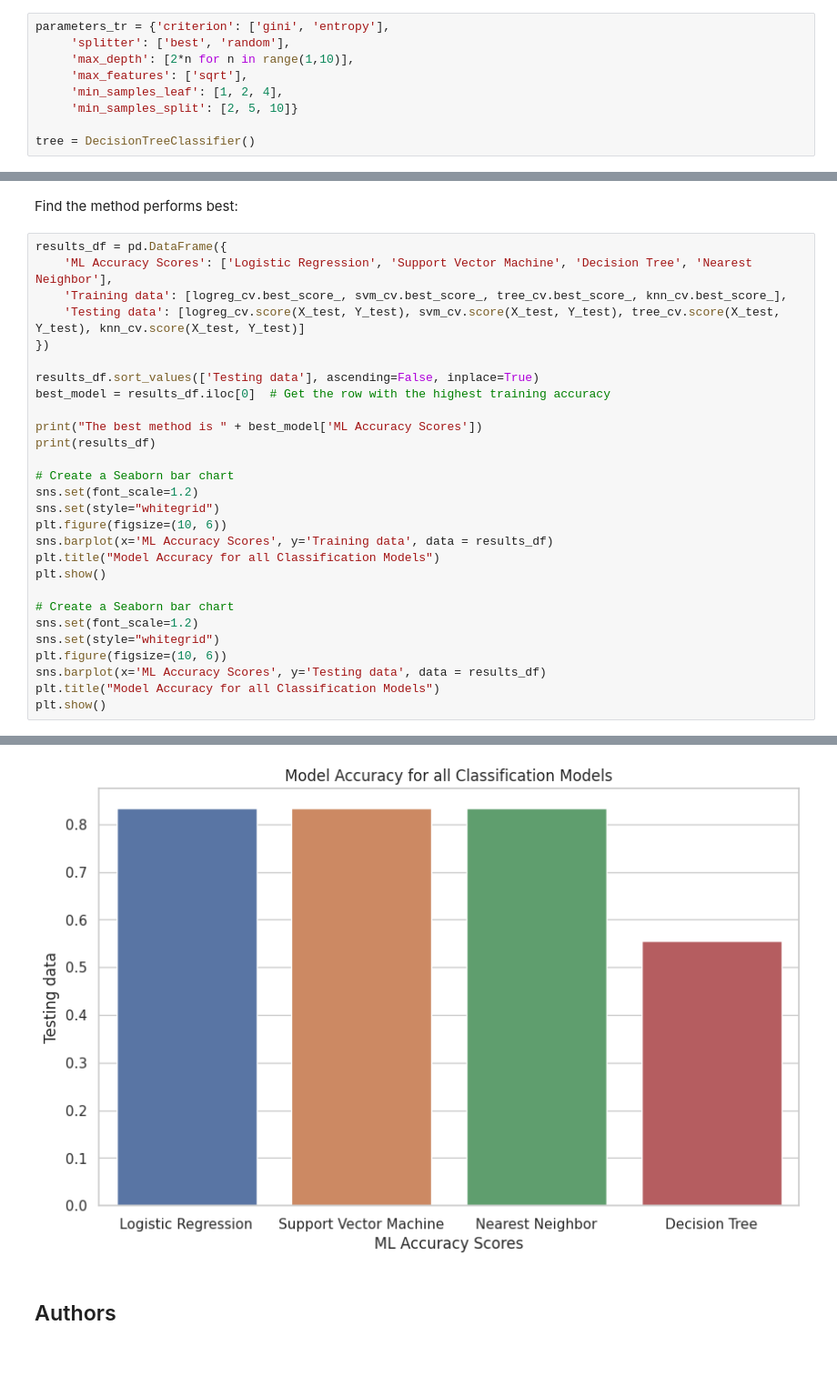
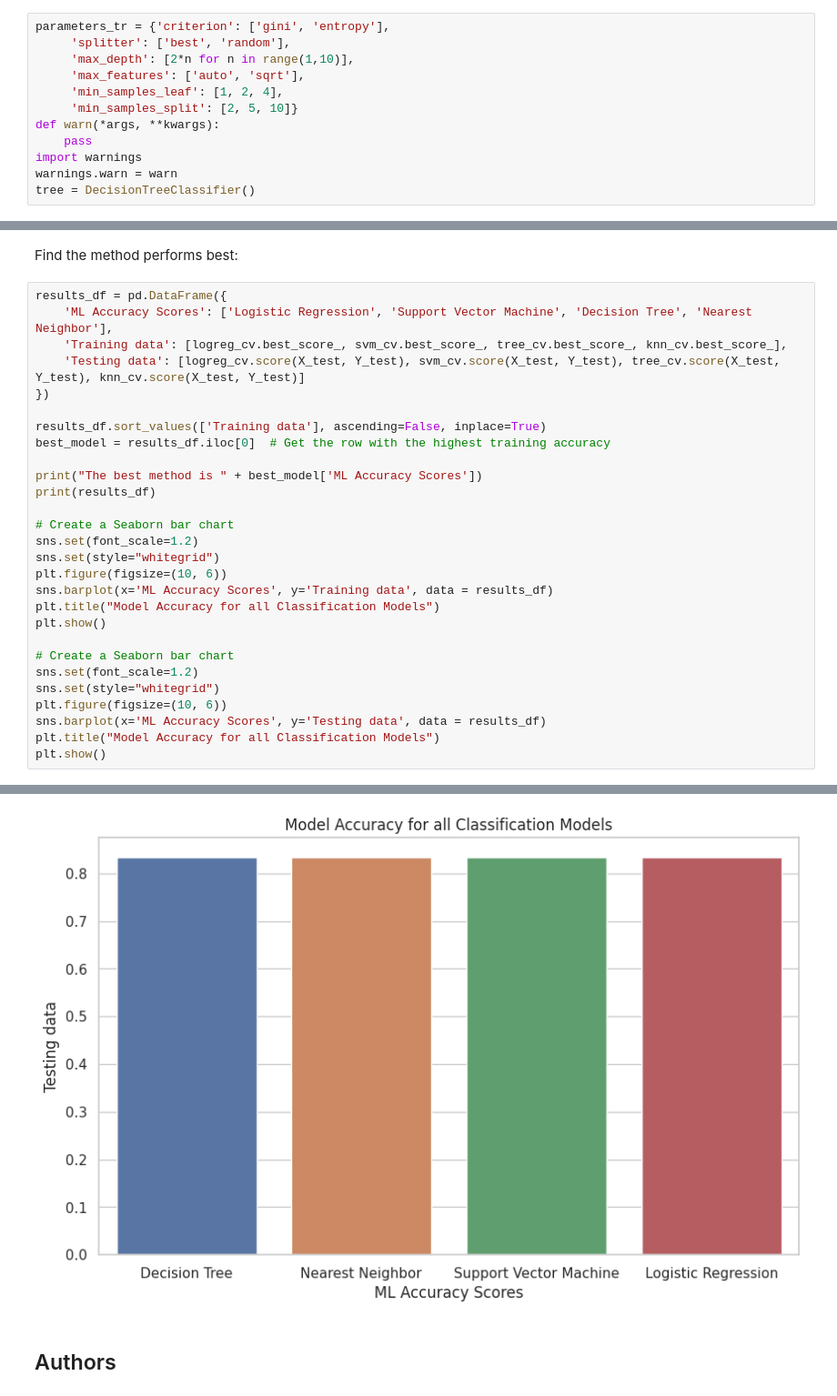
Before and after one commit to charlberg/SpaceX-python-app, a Jupyter notebook: 7-spacex-ml-prediction.ipynb, the cells around one changed output, grey strips where cells are left out. Shown: that part at 91% size. Cells and saved outputs as stored; diff of their text form; blank space fills up the shorter version.

```diff
--- a/7-spacex-ml-prediction.ipynb
+++ b/7-spacex-ml-prediction.ipynb
@@ -252,10 +246,13 @@ Create a decision tree classifier object then  create a  <code>GridSearchCV</cod
 parameters_tr = {'criterion': ['gini', 'entropy'],
      'splitter': ['best', 'random'],
      'max_depth': [2*n for n in range(1,10)],
-     'max_features': ['sqrt'],
+     'max_features': ['auto', 'sqrt'],
      'min_samples_leaf': [1, 2, 4],
      'min_samples_split': [2, 5, 10]}
-
+def warn(*args, **kwargs):
+    pass
+import warnings
+warnings.warn = warn
 tree = DecisionTreeClassifier()
 # %%
 tg_cv = GridSearchCV(estimator=tree, param_grid=parameters_tr, cv=10)
@@ -326,7 +323,7 @@ results_df = pd.DataFrame({
     'Testing data': [logreg_cv.score(X_test, Y_test), svm_cv.score(X_test, Y_test), tree_cv.score(X_test, Y_test), knn_cv.score(X_test, Y_test)]
 })
 
-results_df.sort_values(['Testing data'], ascending=False, inplace=True)
+results_df.sort_values(['Training data'], ascending=False, inplace=True)
 best_model = results_df.iloc[0]  # Get the row with the highest training accuracy
 
 print("The best method is " + best_model['ML Accuracy Scores'])
@@ -358,4 +355,4 @@ The best method is Logistic Regression
-[figure, old version]
+[figure, new version]
 # %% [markdown]
 ## Authors
 # %% [markdown]
```
Also changed, not shown: parts of 5 cells of this notebook.
